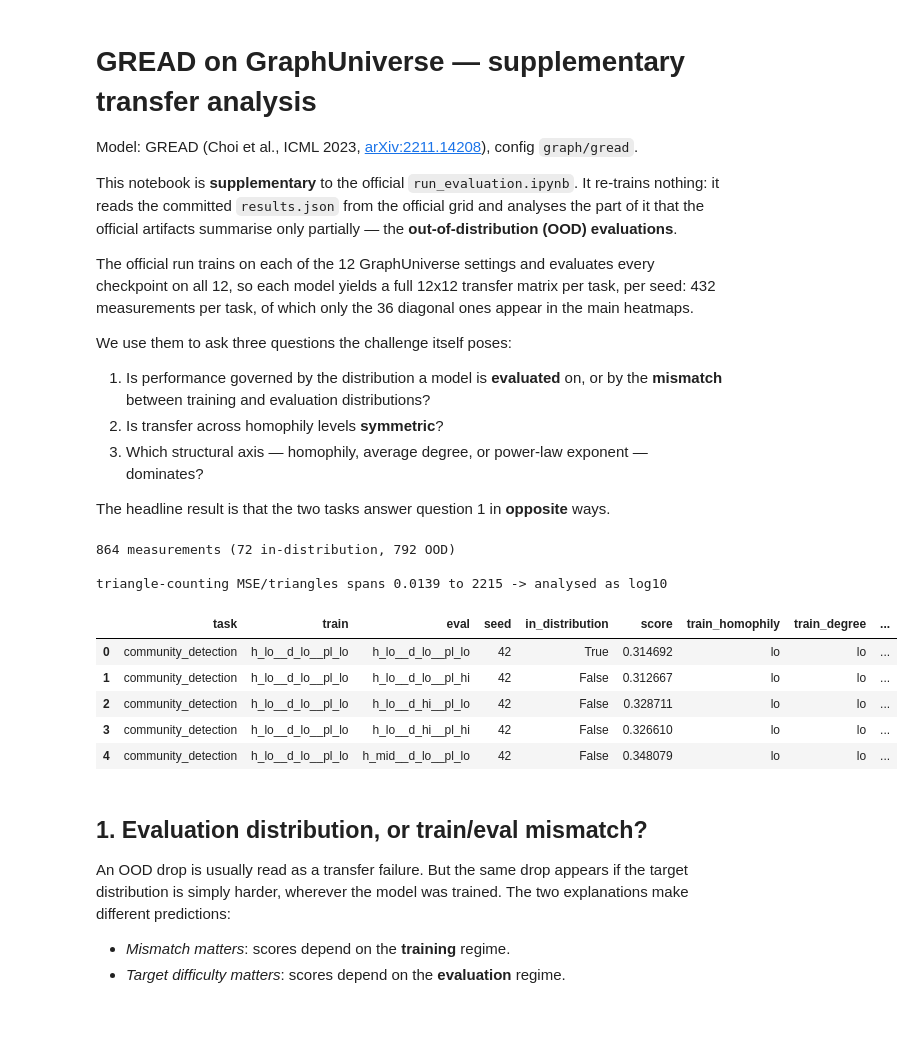
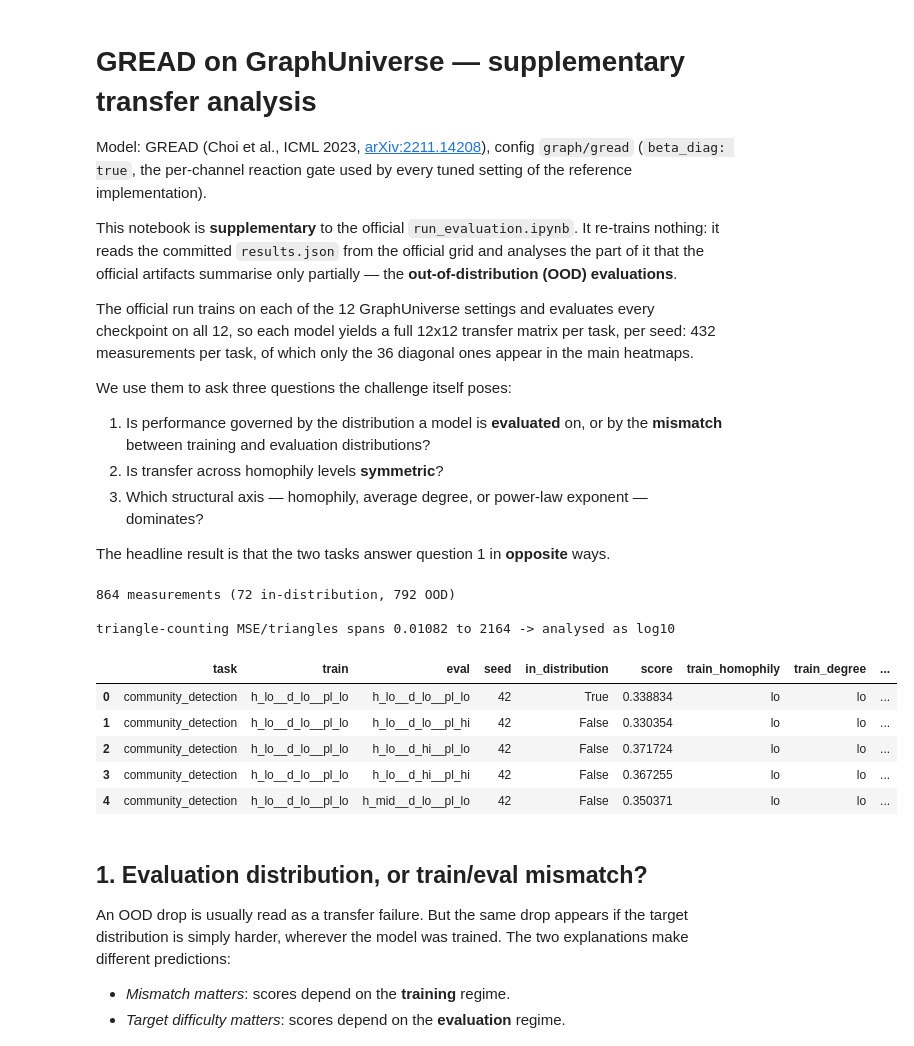
Before and after one commit to geometric-intelligence/TopoBench, a Jupyter notebook: 2026_tdl_challenge/analysis_gread.ipynb, the cells around one changed output. Drawn from its saved outputs; the diff is of its cells as text; code cells hidden in the pictures; blank space fills up the shorter version.

```diff
--- a/2026_tdl_challenge/analysis_gread.ipynb
+++ b/2026_tdl_challenge/analysis_gread.ipynb
@@ -1,7 +1,8 @@
 # %% [markdown]
 # GREAD on GraphUniverse — supplementary transfer analysis
 
-Model: GREAD (Choi et al., ICML 2023, [arXiv:2211.14208](https://arxiv.org/abs/2211.14208)), config `graph/gread`.
+Model: GREAD (Choi et al., ICML 2023, [arXiv:2211.14208](https://arxiv.org/abs/2211.14208)), config `graph/gread` (`beta_diag: true`, the per-channel reaction gate
+used by every tuned setting of the reference implementation).
 
 This notebook is **supplementary** to the official `run_evaluation.ipynb`. It
 re-trains nothing: it reads the committed `results.json` from the official grid
@@ -31,7 +32,7 @@ import matplotlib.pyplot as plt
 import numpy as np
 import pandas as pd
 
-STUDY_ID = "2026-07-25_13-46-02"
+STUDY_ID = "2026-08-02_gread-vc"
 RESULTS = Path("outputs") / STUDY_ID / "results.json"
 if not RESULTS.exists():  # allow running from the repository root
     RESULTS = Path("2026_tdl_challenge") / RESULTS
@@ -68,39 +69,39 @@ def load_long(path):
                 dict(task=task, train=train, eval=eval_slug, seed=run["train_seed"],
                      in_distribution=False, score=metrics[metric])
             )
     frame = pd.DataFrame(rows)
     for col in ("train", "eval"):
         parts = frame[col].str.split("__", expand=True)
         frame[f"{col}_homophily"] = parts[0].str.removeprefix("h_")
         frame[f"{col}_degree"] = parts[1].str.removeprefix("d_")
         frame[f"{col}_powerlaw"] = parts[2].str.removeprefix("pl_")
     # Analysis scale: triangle-counting errors span several orders of magnitude,
     # so a raw-scale summary would be dominated by a handful of extreme cells.
     frame["value"] = frame.score
     log_tasks = [t for t, spec in TASK_METRIC.items() if spec[3]]
     mask = frame.task.isin(log_tasks)
     frame.loc[mask, "value"] = np.log10(frame.loc[mask, "score"].clip(lower=1e-6))
     return frame
 
 
 df = load_long(RESULTS)
 print(f"{len(df)} measurements "
       f"({df.in_distribution.sum()} in-distribution, {(~df.in_distribution).sum()} OOD)")
 print("\ntriangle-counting MSE/triangles spans "
       f"{df[df.task == 'triangle_counting'].score.min():.4g} to "
       f"{df[df.task == 'triangle_counting'].score.max():.4g} "
       "-> analysed as log10")
 df.head()
 # %% [output]
 864 measurements (72 in-distribution, 792 OOD)
 
-triangle-counting MSE/triangles spans 0.0139 to 2215 -> analysed as log10
+triangle-counting MSE/triangles spans 0.01082 to 2164 -> analysed as log10
 |  | task | train | eval | seed | in_distribution | score | train_homophily | train_degree | ... |
-| 0 | community_detection | h_lo__d_lo__pl_lo | h_lo__d_lo__pl_lo | 42 | True | 0.314692 | lo | lo | ... |
-| 1 | community_detection | h_lo__d_lo__pl_lo | h_lo__d_lo__pl_hi | 42 | False | 0.312667 | lo | lo | ... |
-| 2 | community_detection | h_lo__d_lo__pl_lo | h_lo__d_hi__pl_lo | 42 | False | 0.328711 | lo | lo | ... |
-| 3 | community_detection | h_lo__d_lo__pl_lo | h_lo__d_hi__pl_hi | 42 | False | 0.326610 | lo | lo | ... |
-| 4 | community_detection | h_lo__d_lo__pl_lo | h_mid__d_lo__pl_lo | 42 | False | 0.348079 | lo | lo | ... |
+| 0 | community_detection | h_lo__d_lo__pl_lo | h_lo__d_lo__pl_lo | 42 | True | 0.338834 | lo | lo | ... |
+| 1 | community_detection | h_lo__d_lo__pl_lo | h_lo__d_lo__pl_hi | 42 | False | 0.330354 | lo | lo | ... |
+| 2 | community_detection | h_lo__d_lo__pl_lo | h_lo__d_hi__pl_lo | 42 | False | 0.371724 | lo | lo | ... |
+| 3 | community_detection | h_lo__d_lo__pl_lo | h_lo__d_hi__pl_hi | 42 | False | 0.367255 | lo | lo | ... |
+| 4 | community_detection | h_lo__d_lo__pl_lo | h_mid__d_lo__pl_lo | 42 | False | 0.350371 | lo | lo | ... |
 # %% [markdown]
 ## 1. Evaluation distribution, or train/eval mismatch?
 
```
Also changed, not shown: parts of 8 cells of this notebook, 2 other files.
